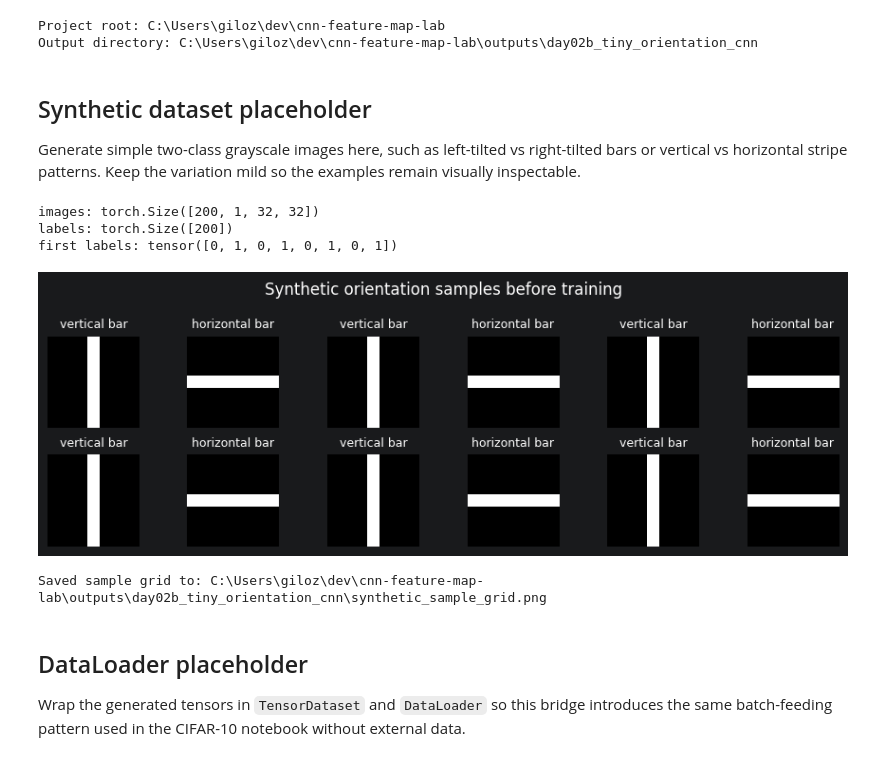
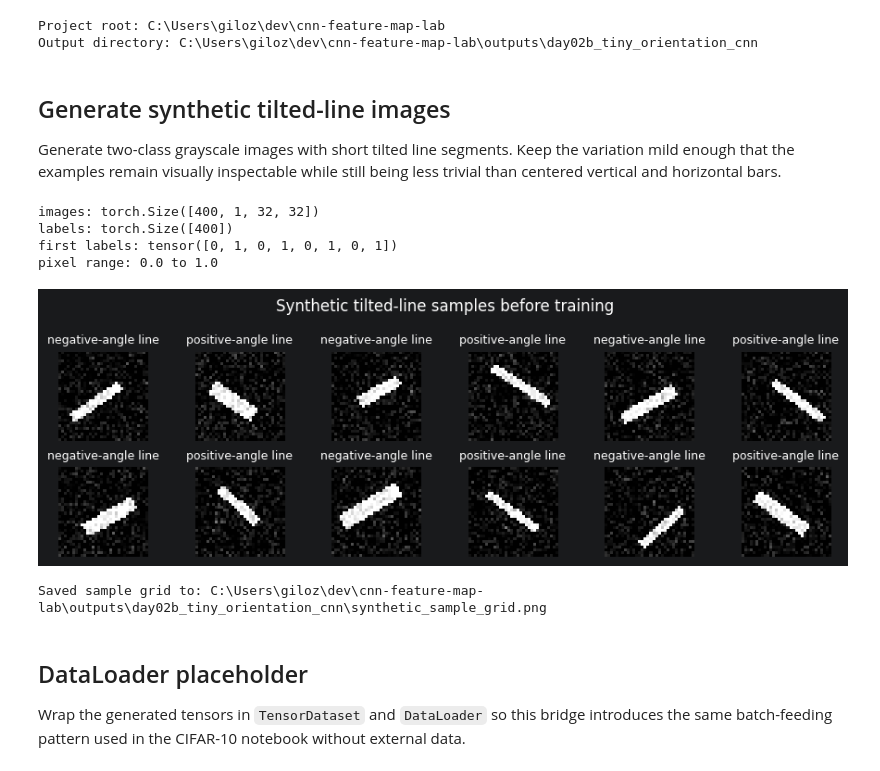
Before and after one commit to majorgilles/cnn-feature-map-lab, a Jupyter notebook: notebooks/02b_tiny_orientation_cnn.ipynb, the cells around one changed output. Cells and saved outputs as stored; diff of their text form; code cells hidden in the pictures.

```diff
--- a/notebooks/02b_tiny_orientation_cnn.ipynb
+++ b/notebooks/02b_tiny_orientation_cnn.ipynb
@@ -38,63 +38,88 @@ print(f"Output directory: {OUTPUT_DIR}")
 Project root: C:\Users\giloz\dev\cnn-feature-map-lab
 Output directory: C:\Users\giloz\dev\cnn-feature-map-lab\outputs\day02b_tiny_orientation_cnn
 # %% [markdown]
-## Synthetic dataset placeholder
+## Generate synthetic tilted-line images
 
-Generate simple two-class grayscale images here, such as left-tilted vs right-tilted bars or vertical vs horizontal stripe patterns. Keep the variation mild so the examples remain visually inspectable.
+Generate two-class grayscale images with short tilted line segments. Keep the variation mild enough that the examples remain visually inspectable while still being less trivial than centered vertical and horizontal bars.
 # %%
+import math
+
 import torch
 
 torch.manual_seed(7)
 
-num_examples: int = 200
+num_examples: int = 400
 image_size: int = 32
-bar_thickness: int = 4
 
 images = torch.zeros(num_examples, 1, image_size, image_size)
 labels = torch.zeros(num_examples, dtype=torch.long)
 
+yy, xx = torch.meshgrid(
+       torch.arange(image_size),
+       torch.arange(image_size),
+       indexing="ij",
+   )
+
 for i in range(num_examples):
-    label = i % 2
+    label: int = i % 2
     labels[i] = label
 
-    center = image_size // 2
+    # Class 0 uses a negative angle; class 1 uses a positive angle.
+    base_angle_degrees: float = -35.0 if label == 0 else 35.0
+    angle_degrees: float = base_angle_degrees + float(torch.empty(1).uniform_(-8.0, 8.0).item())
+    angle_radians: float = math.radians(angle_degrees)
 
-    if label == 0:
-        # Vertical bar: choose columns near the center.
-        images[i, 0, :, center - bar_thickness // 2 : center + bar_thickness // 2] = 1.0
-    else:
-        # Horizontal bar: choose rows near the center.
-        images[i, 0, center - bar_thickness // 2 : center + bar_thickness // 2, :] = 1.0
+    center_x: float = image_size / 2 + float(torch.empty(1).uniform_(-5.0, 5.0).item())
+    center_y: float = image_size / 2 + float(torch.empty(1).uniform_(-5.0, 5.0).item())
+
+    length: float = float(torch.empty(1).uniform_(14.0, 24.0).item())
+    thickness: float = float(torch.empty(1).uniform_(1.4, 2.8).item())
+
+    dx = xx - center_x
+    dy = yy - center_y
+
+    # Rotate coordinates so one axis runs along the line and the other crosses it.
+    along = dx * math.cos(angle_radians) + dy * math.sin(angle_radians)
+    across = -dx * math.sin(angle_radians) + dy * math.cos(angle_radians)
+
+    line_mask = (along.abs() <= length / 2) & (across.abs() <= thickness)
+
+    images[i, 0, line_mask] = 1.0
+
+noise = 0.12 * torch.randn_like(images)
+images = (images + noise).clamp(min=0.0, max=1.0)
 
 print("images:", images.shape)
 print("labels:", labels.shape)
 print("first labels:", labels[:8])
+print("pixel range:", float(images.min()), "to", float(images.max()))
 # %% [output]
-images: torch.Size([200, 1, 32, 32])
-labels: torch.Size([200])
+images: torch.Size([400, 1, 32, 32])
+labels: torch.Size([400])
 first labels: tensor([0, 1, 0, 1, 0, 1, 0, 1])
+pixel range: 0.0 to 1.0
 # %%
 import matplotlib.pyplot as plt
 
-class_names: list[str] = ["vertical bar", "horizontal bar"]
+class_names: list[str] = ["negative-angle line", "positive-angle line"]
 
 fig, axes = plt.subplots(2, 6, figsize=(9, 3))
 
 for ax, image, label in zip(axes.flat, images[:12], labels[:12], strict=False):
     ax.imshow(image.squeeze(0), cmap="gray", vmin=0, vmax=1)
     ax.set_title(class_names[int(label)], fontsize=9)
     ax.axis("off")
 
-fig.suptitle("Synthetic orientation samples before training")
+fig.suptitle("Synthetic tilted-line samples before training")
 fig.tight_layout()
 
 sample_grid_path = OUTPUT_DIR / "synthetic_sample_grid.png"
 fig.savefig(sample_grid_path, dpi=150)
 plt.show()
 
 print(f"Saved sample grid to: {sample_grid_path}")
 # %% [output]
-[figure, old version]
+[figure, new version]
 Saved sample grid to: C:\Users\giloz\dev\cnn-feature-map-lab\outputs\day02b_tiny_orientation_cnn\synthetic_sample_grid.png
 # %% [markdown]
 ## DataLoader placeholder
```
Also changed, not shown: parts of 3 cells of this notebook, 3 other files.
